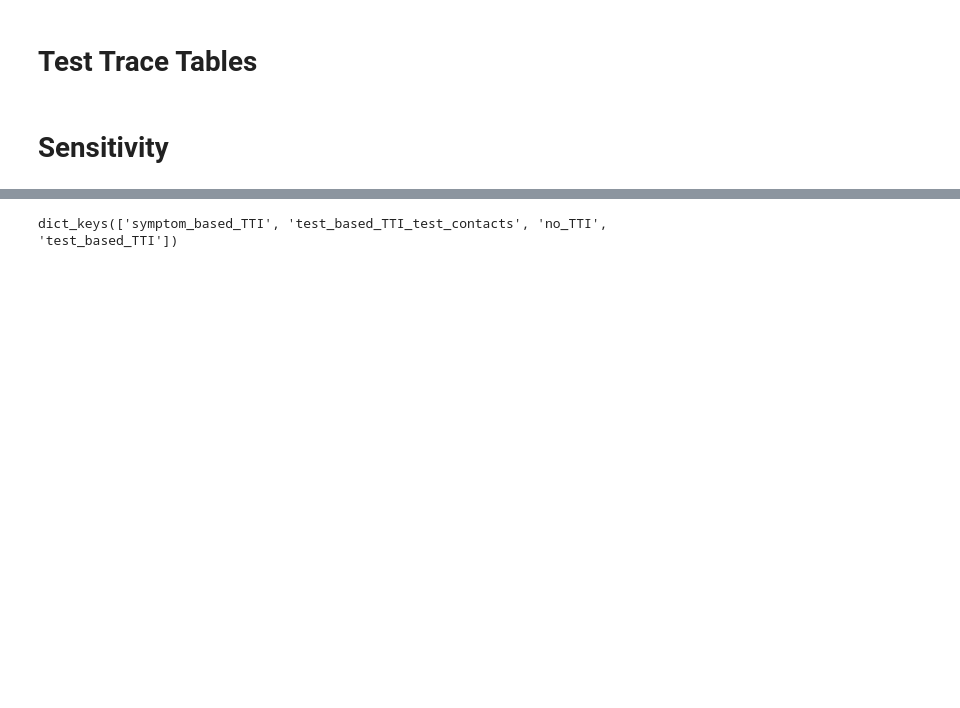
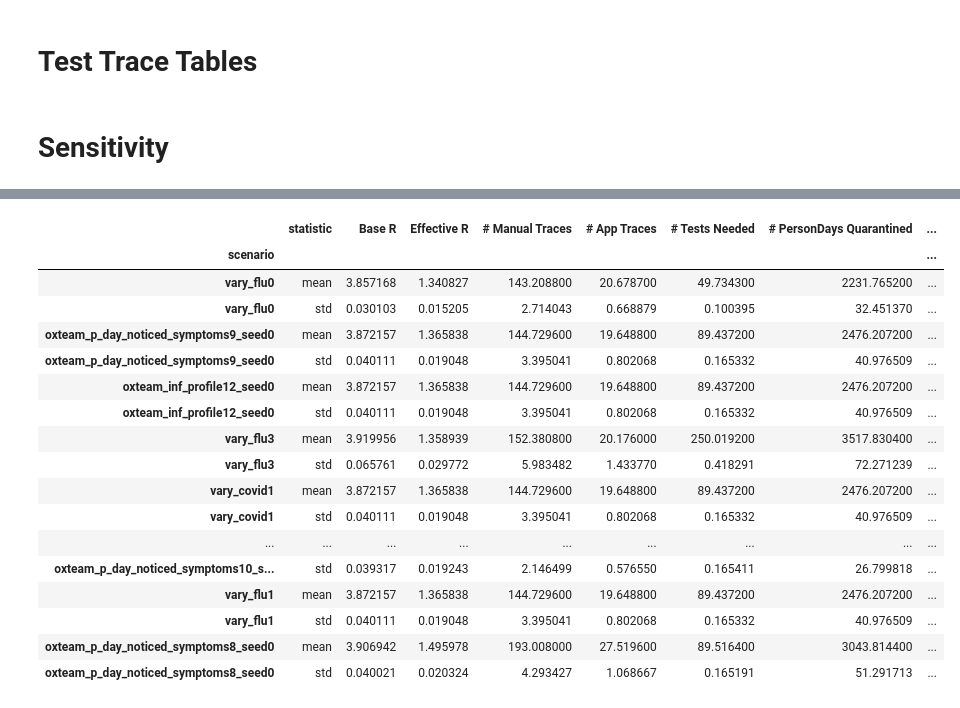
Before and after one commit to rs-delve/tti-explorer, a Jupyter notebook: plots-bryn.ipynb, the cells around one changed output, grey strips where cells are left out. Saved outputs shown, nothing was run; the diff lists cells and outputs as text; code cells hidden in the pictures; blank space fills up the shorter version.

```diff
--- a/plots-bryn.ipynb
+++ b/plots-bryn.ipynb
@@ -188,15 +205,41 @@ inf_props_mapping = {
 # %%
 case_sensitivity_results = defaultdict(dict)
-case_sensitivity_dir = os.path.join(input_folder, 'case-sensitivity')
+case_sensitivity_dir = os.path.join(input_folder, 'case-sensitivity-quick')
 for lockdown, target, cfg, results in resgen(case_sensitivity_dir):
     if lockdown[1] == '0':
         continue
     level, measures = lockdown.split("_", maxsplit=1)
-    case_sensitivity_results[level][measures] = pd.read_csv(
-        os.path.join(case_sensitivity_dir, lockdown, "run_0.csv"),
+    # just load all the run_dfs and concat them...
+    folder = os.path.join(case_sensitivity_dir, lockdown)
+    runs = [
+        pd.read_csv(
+        os.path.join(folder, fname),
         index_col=0
+    )
+    for fname in os.listdir(folder) if fname.startswith("run") and fname.endswith(".csv")
+    ]
+    case_sensitivity_results[level][measures] = pd.concat(
+        runs,
+        axis=0
     ).drop('oxteam_infection_proportions7_seed0').rename(index=inf_props_mapping)
 # %%
-case_sensitivity_results[level].keys()
+case_sensitivity_results[level][measures]
 # %% [output]
-dict_keys(['symptom_based_TTI', 'test_based_TTI_test_contacts', 'no_TTI', 'test_based_TTI'])
+|  | statistic | Base R | Effective R | # Manual Traces | # App Traces | # Tests Needed | # PersonDays Quarantined | ... |
+| scenario |  |  |  |  |  |  |  | ... |
+| vary_flu0 | mean | 3.857168 | 1.340827 | 143.208800 | 20.678700 | 49.734300 | 2231.765200 | ... |
+| vary_flu0 | std | 0.030103 | 0.015205 | 2.714043 | 0.668879 | 0.100395 | 32.451370 | ... |
+| oxteam_p_day_noticed_symptoms9_seed0 | mean | 3.872157 | 1.365838 | 144.729600 | 19.648800 | 89.437200 | 2476.207200 | ... |
+| oxteam_p_day_noticed_symptoms9_seed0 | std | 0.040111 | 0.019048 | 3.395041 | 0.802068 | 0.165332 | 40.976509 | ... |
+| oxteam_inf_profile12_seed0 | mean | 3.872157 | 1.365838 | 144.729600 | 19.648800 | 89.437200 | 2476.207200 | ... |
+| oxteam_inf_profile12_seed0 | std | 0.040111 | 0.019048 | 3.395041 | 0.802068 | 0.165332 | 40.976509 | ... |
+| vary_flu3 | mean | 3.919956 | 1.358939 | 152.380800 | 20.176000 | 250.019200 | 3517.830400 | ... |
+| vary_flu3 | std | 0.065761 | 0.029772 | 5.983482 | 1.433770 | 0.418291 | 72.271239 | ... |
+| vary_covid1 | mean | 3.872157 | 1.365838 | 144.729600 | 19.648800 | 89.437200 | 2476.207200 | ... |
+| vary_covid1 | std | 0.040111 | 0.019048 | 3.395041 | 0.802068 | 0.165332 | 40.976509 | ... |
+| ... | ... | ... | ... | ... | ... | ... | ... | ... |
+| oxteam_p_day_noticed_symptoms10_s... | std | 0.039317 | 0.019243 | 2.146499 | 0.576550 | 0.165411 | 26.799818 | ... |
+| vary_flu1 | mean | 3.872157 | 1.365838 | 144.729600 | 19.648800 | 89.437200 | 2476.207200 | ... |
+| vary_flu1 | std | 0.040111 | 0.019048 | 3.395041 | 0.802068 | 0.165332 | 40.976509 | ... |
+| oxteam_p_day_noticed_symptoms8_seed0 | mean | 3.906942 | 1.495978 | 193.008000 | 27.519600 | 89.516400 | 3043.814400 | ... |
+| oxteam_p_day_noticed_symptoms8_seed0 | std | 0.040021 | 0.020324 | 4.293427 | 1.068667 | 0.165191 | 51.291713 | ... |
```
Also changed, not shown: parts of 8 cells of this notebook, 45 other files.
